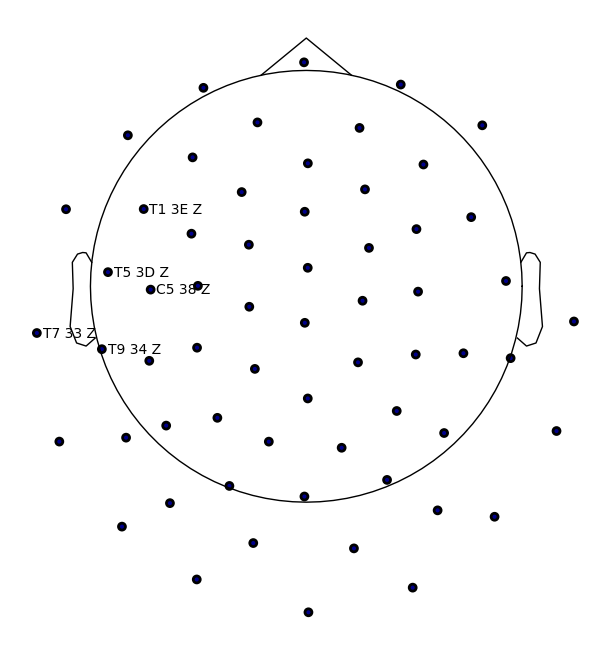
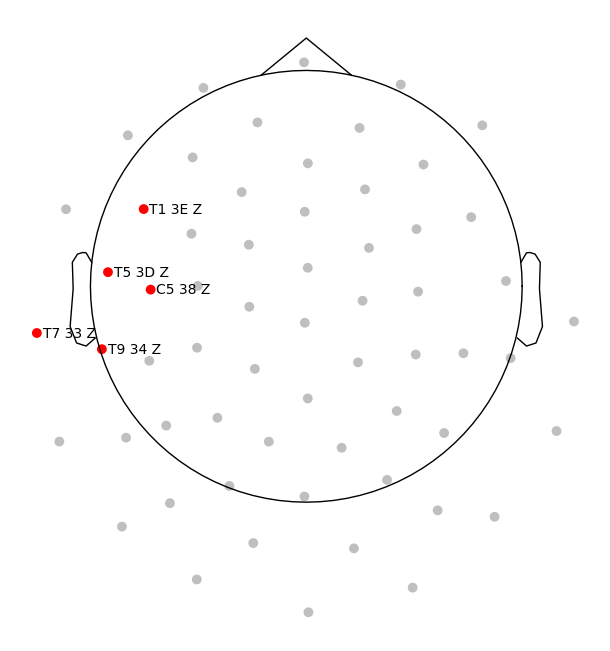
The change to this notebook cell's code, shown as a diff; its figure went from the first image to the second:
--- before
+++ after
@@ -1,3 +1,5 @@
 ## BEST CHANNEL SELECTION BASED ON RMS FOR CHANNELS IN SIGNIFICANT CLUSTER
+
+from matplotlib.colors import ListedColormap
 
 # ── Rank channels by RMS in the N400 window ───────────────────────────────────
@@ -50,11 +52,34 @@
 plt.show()
 
+
+
+# fig = evoked_mmn_z.plot_sensors(
+#     show_names=top5_names,
+#     title='Top 5 N400 channels (300–450 ms)',
+#     show=False,
+# )
+# plt.show()
+
+# set up for nice coloring of sensor map
+top5_chs = [evoked_mmn_z.ch_names.index(ch) for ch in top5_names]
+non_top5_chs_names = [ch for ch in evoked_mmn_z.ch_names if ch not in top5_names]
+non_top5_chs = [evoked_mmn_z.ch_names.index(ch) for ch in non_top5_chs_names]
+print(len(non_top5_chs))
+
+my_cmap = ListedColormap([(1, 0, 0, 1), (0.5, 0.5, 0.5, 0.5)])
+
 # Plot the locations of the top 5 N400 channels on a sensor map.
-fig = evoked_mmn_z.plot_sensors(
-    show_names=top5_names,
+fig = mne.viz.plot_sensors(
+    info = epochs_matched.info,
+    show_names = top5_names,
+    ch_groups = [top5_chs, non_top5_chs], 
     title='Top 5 N400 channels (300–450 ms)',
+    cmap = my_cmap,
+    linewidth = 0, 
+    pointsize = 50,
     show=False,
 )
 plt.show()
+
 
 

Commit: Better sensor map in figure 4